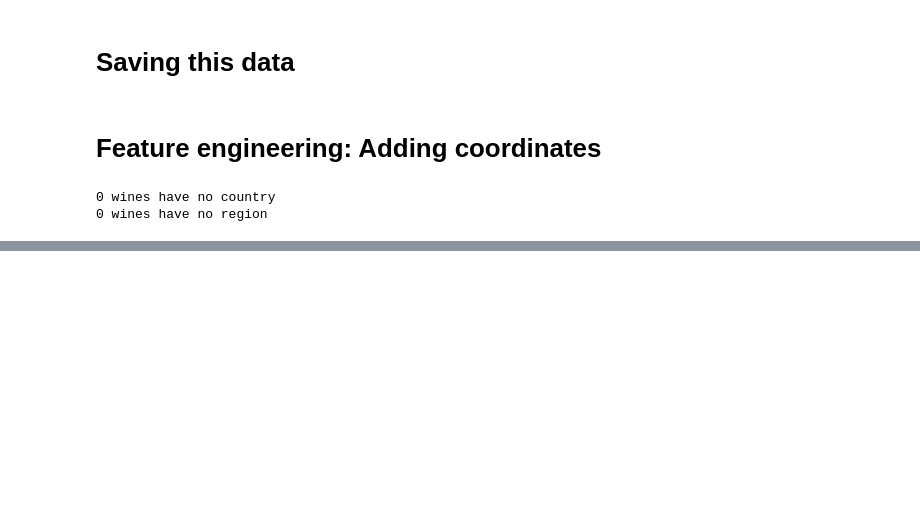
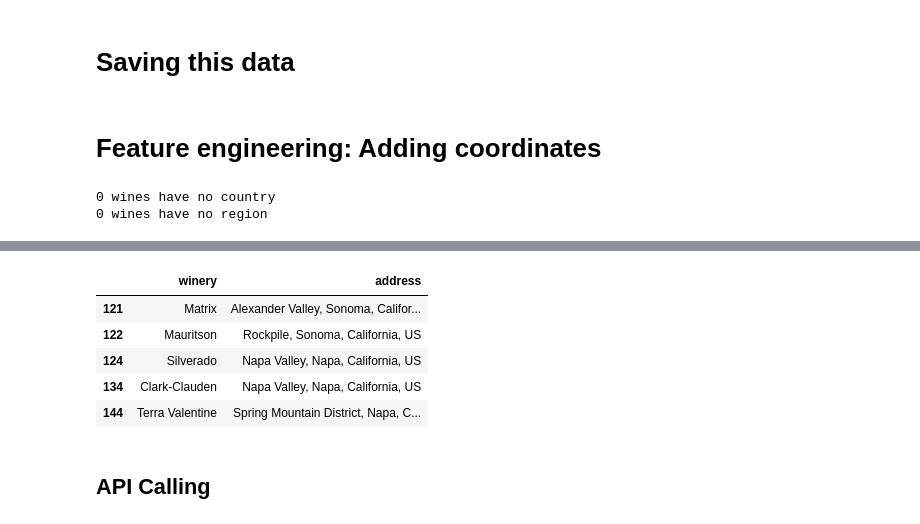
Before and after one commit to mercedesf17/Wine-Recommendation-System, a Jupyter notebook: Notebooks/Cleaning notebook.ipynb, the cells around one changed output, grey strips where cells are left out. Saved outputs shown, nothing was run; the diff lists cells and outputs as text; code cells hidden in the pictures; blank space fills up the shorter version.

Commit message:
Notebook showing the cleaning steps plus the code for the API calling

```diff
--- a/Notebooks/Cleaning notebook.ipynb
+++ b/Notebooks/Cleaning notebook.ipynb
@@ -477,0 +481,18 @@ df.head()
+# %%
+# Creating a new column with the address of the winery by concatenating country, province, region
+# Then dropping those columns
+
+location_df['address'] = location_df['region'] + ', ' + location_df['province'] + ', ' + location_df['country']
+
+location_df.drop(columns = ['region', 'province', 'country'], inplace = True)
+
+location_df.head()
+# %% [output]
+|  | winery | address |
+| 121 | Matrix | Alexander Valley, Sonoma, Califor... |
+| 122 | Mauritson | Rockpile, Sonoma, California, US |
+| 124 | Silverado | Napa Valley, Napa, California, US |
+| 134 | Clark-Clauden | Napa Valley, Napa, California, US |
+| 144 | Terra Valentine | Spring Mountain District, Napa, C... |
+# %% [markdown]
+## API Calling
```
Also changed, not shown: parts of 15 cells of this notebook.
